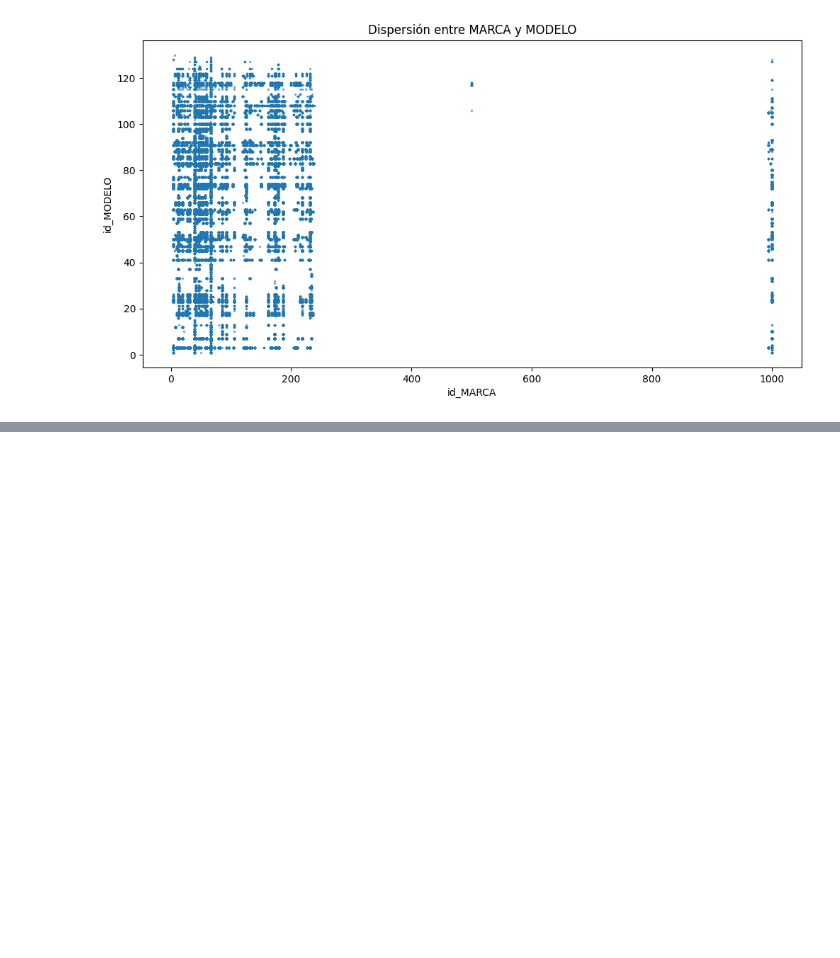
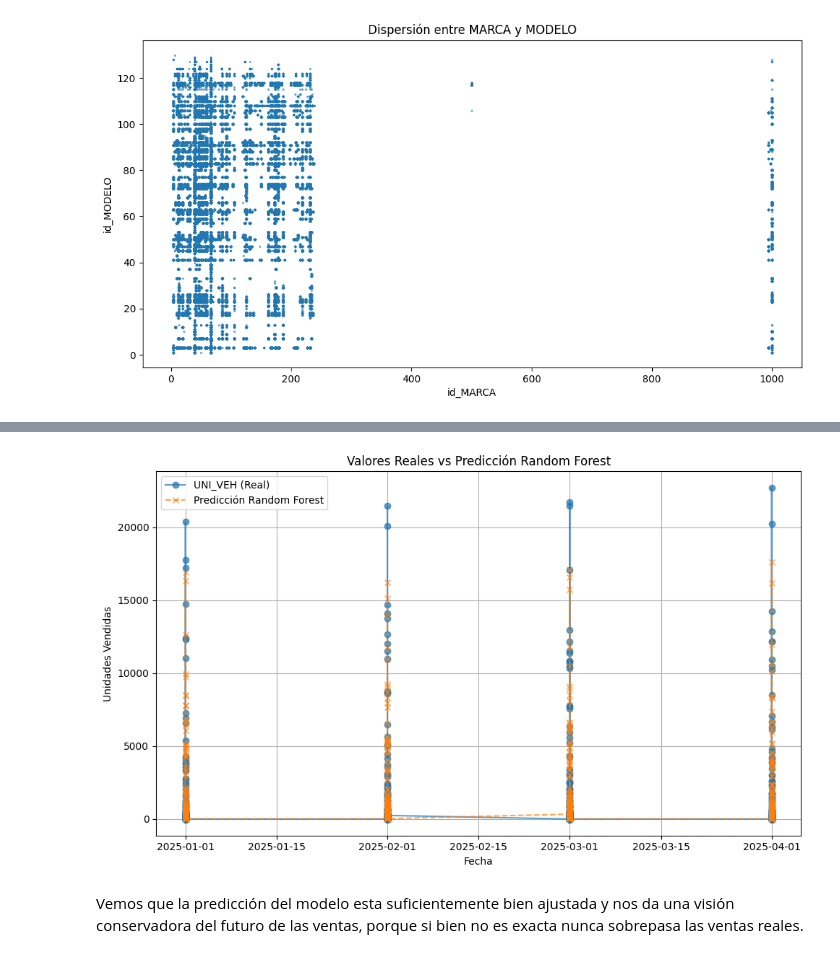
Before and after one commit to Dasher0n/Proyecto-Mineria, a Jupyter notebook: Analisis_Exploratorio.ipynb, the cells around one changed output, grey strips where cells are left out. Saved outputs shown, nothing was run; the diff lists cells and outputs as text; code cells hidden in the pictures; blank space fills up the shorter version.

```diff
--- a/Analisis_Exploratorio.ipynb
+++ b/Analisis_Exploratorio.ipynb
@@ -364,0 +534,15 @@ plt.show()
+# %%
+plt.figure(figsize=(10, 6))
+plt.plot(df_test['FECHA'], df_test['UNI_VEH'], label='UNI_VEH (Real)', marker='o', linestyle='-', alpha=0.7)
+plt.plot(df_test['FECHA'], df_test['RF_pred'], label='Predicción Random Forest', marker='x', linestyle='--', alpha=0.7)
+plt.xlabel('Fecha')
+plt.ylabel('Unidades Vendidas')
+plt.title('Valores Reales vs Predicción Random Forest')
+plt.legend()
+plt.grid(True)
+plt.tight_layout()
+plt.show()
+# %% [output]
+[figure, added]
+# %% [markdown]
+Vemos que la predicción del modelo esta suficientemente bien ajustada y nos da una visión conservadora del futuro de las ventas, porque si bien no es exacta nunca sobrepasa las ventas reales.
```
Also changed, not shown: parts of 17 cells of this notebook.
